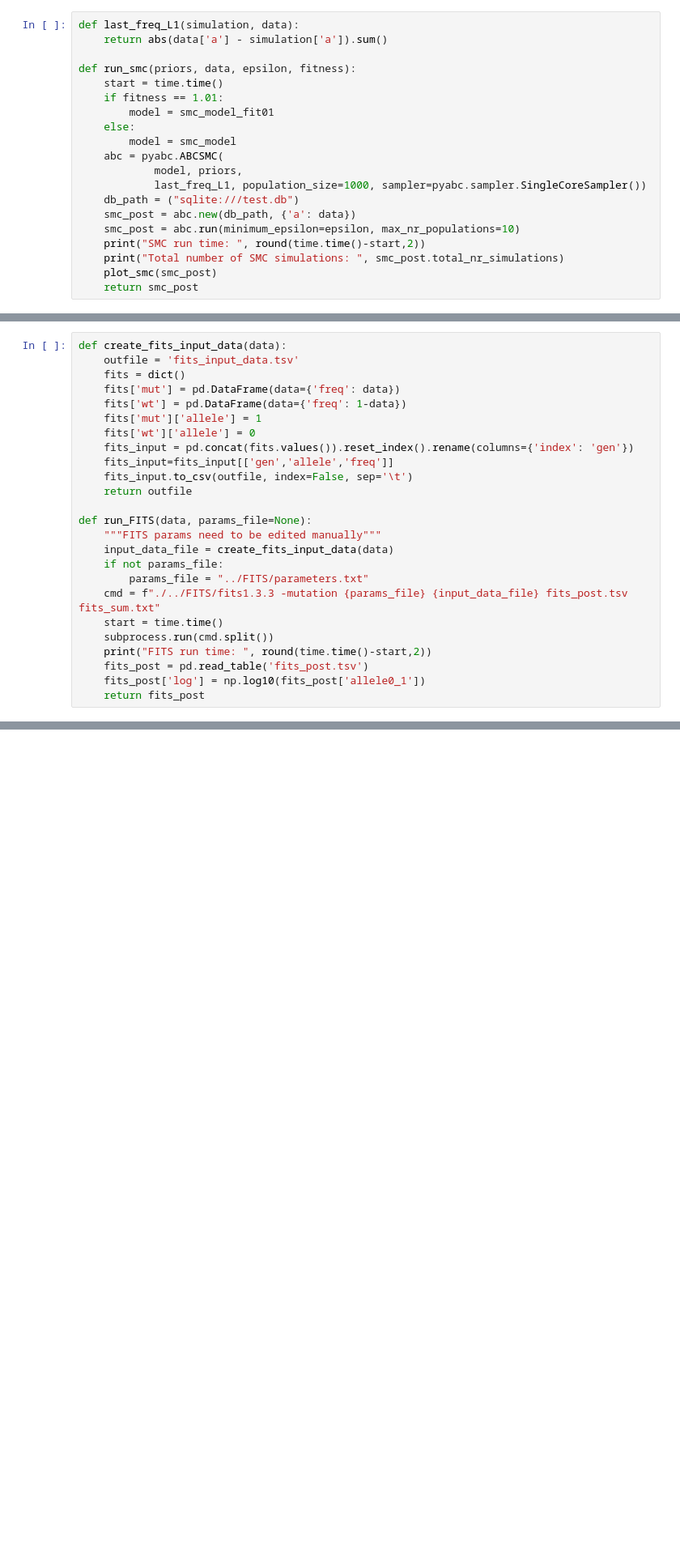
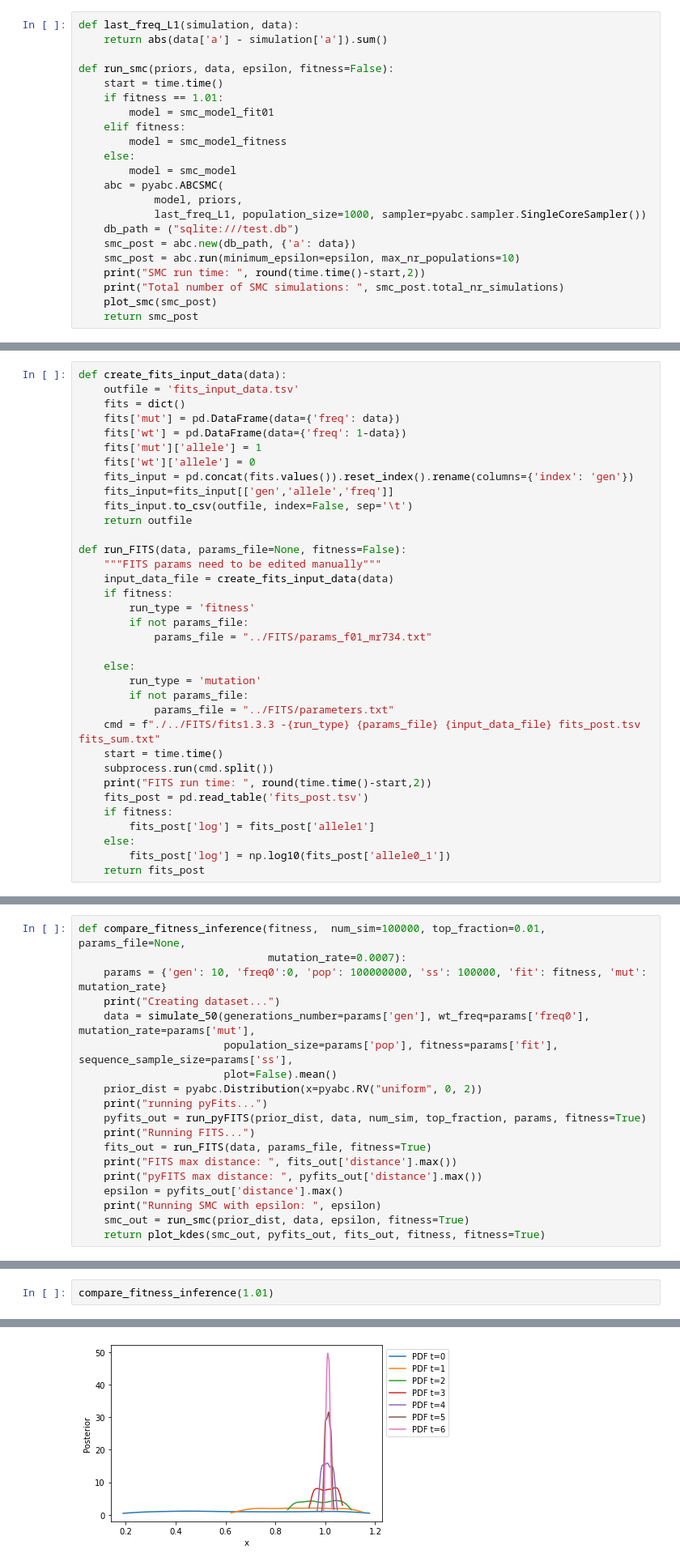
Before and after one commit to theitush/mutation-rate, a Jupyter notebook: data simulations/FITS_comparison.ipynb, the cells around one changed output, grey strips where cells are left out. Shown: that part at 81% size. Drawn from its saved outputs; the diff is of its cells as text; blank space fills up the shorter version.

Commit message:
FITS_comparison: fitness inference

```diff
--- a/data simulations/FITS_comparison.ipynb
+++ b/data simulations/FITS_comparison.ipynb
@@ -113,10 +142,12 @@ def plot_smc(smc_out):
 def last_freq_L1(simulation, data):
     return abs(data['a'] - simulation['a']).sum()
 
-def run_smc(priors, data, epsilon, fitness):
+def run_smc(priors, data, epsilon, fitness=False):
     start = time.time()
     if fitness == 1.01:
         model = smc_model_fit01
+    elif fitness:
+        model = smc_model_fitness
     else:
         model = smc_model
     abc = pyabc.ABCSMC(
@@ -160,17 +198,27 @@ def create_fits_input_data(data):
     fits_input.to_csv(outfile, index=False, sep='\t')
     return outfile
 
-def run_FITS(data, params_file=None):
+def run_FITS(data, params_file=None, fitness=False):
     """FITS params need to be edited manually"""
     input_data_file = create_fits_input_data(data)
-    if not params_file:
-        params_file = "../FITS/parameters.txt"
-    cmd = f"./../FITS/fits1.3.3 -mutation {params_file} {input_data_file} fits_post.tsv fits_sum.txt"
+    if fitness:
+        run_type = 'fitness'
+        if not params_file:
+            params_file = "../FITS/params_f01_mr734.txt"
+
+    else:
+        run_type = 'mutation'
+        if not params_file:
+            params_file = "../FITS/parameters.txt"
+    cmd = f"./../FITS/fits1.3.3 -{run_type} {params_file} {input_data_file} fits_post.tsv fits_sum.txt"
     start = time.time()
     subprocess.run(cmd.split())
     print("FITS run time: ", round(time.time()-start,2))
     fits_post = pd.read_table('fits_post.tsv')
-    fits_post['log'] = np.log10(fits_post['allele0_1'])
+    if fitness:
+        fits_post['log'] = fits_post['allele1']
+    else:
+        fits_post['log'] = np.log10(fits_post['allele0_1'])
     return fits_post
 # %%
 def compare_pyFITS(mutation_rate, prior_edges=[-7,-2], num_sim=100000, top_fraction=0.01,
@@ -191,3 +239,22 @@ def compare_pyFITS(mutation_rate, prior_edges=[-7,-2], num_sim=100000, top_fract
     print("Running SMC with epsilon: ", epsilon)
     smc_out = run_smc(prior_dist, data, epsilon, fitness)
     return plot_kdes(smc_out, pyfits_out, fits_out, mutation_rate)
+# %%
+def compare_fitness_inference(fitness,  num_sim=100000, top_fraction=0.01,  params_file=None,
+                              mutation_rate=0.0007):
+    params = {'gen': 10, 'freq0':0, 'pop': 100000000, 'ss': 100000, 'fit': fitness, 'mut': mutation_rate}
+    print("Creating dataset...")
+    data = simulate_50(generations_number=params['gen'], wt_freq=params['freq0'],  mutation_rate=params['mut'],
+                       population_size=params['pop'], fitness=params['fit'], sequence_sample_size=params['ss'],
+                       plot=False).mean()
+    prior_dist = pyabc.Distribution(x=pyabc.RV("uniform", 0, 2))
+    print("running pyFits...")
+    pyfits_out = run_pyFITS(prior_dist, data, num_sim, top_fraction, params, fitness=True)
+    print("Running FITS...")
+    fits_out = run_FITS(data, params_file, fitness=True)
+    print("FITS max distance: ", fits_out['distance'].max())
+    print("pyFITS max distance: ", pyfits_out['distance'].max())
+    epsilon = pyfits_out['distance'].max()
+    print("Running SMC with epsilon: ", epsilon)
+    smc_out = run_smc(prior_dist, data, epsilon, fitness=True)
+    return plot_kdes(smc_out, pyfits_out, fits_out, fitness, fitness=True)
@@ -193,0 +263,3 @@ def compare_pyFITS(mutation_rate, prior_edges=[-7,-2], num_sim=100000, top_fract
+# %%
+compare_fitness_inference(1.01)
+# %% [output]
@@ -193,0 +297 @@ def compare_pyFITS(mutation_rate, prior_edges=[-7,-2], num_sim=100000, top_fract
+[figure, added]
```
Also changed, not shown: parts of 16 cells of this notebook.
